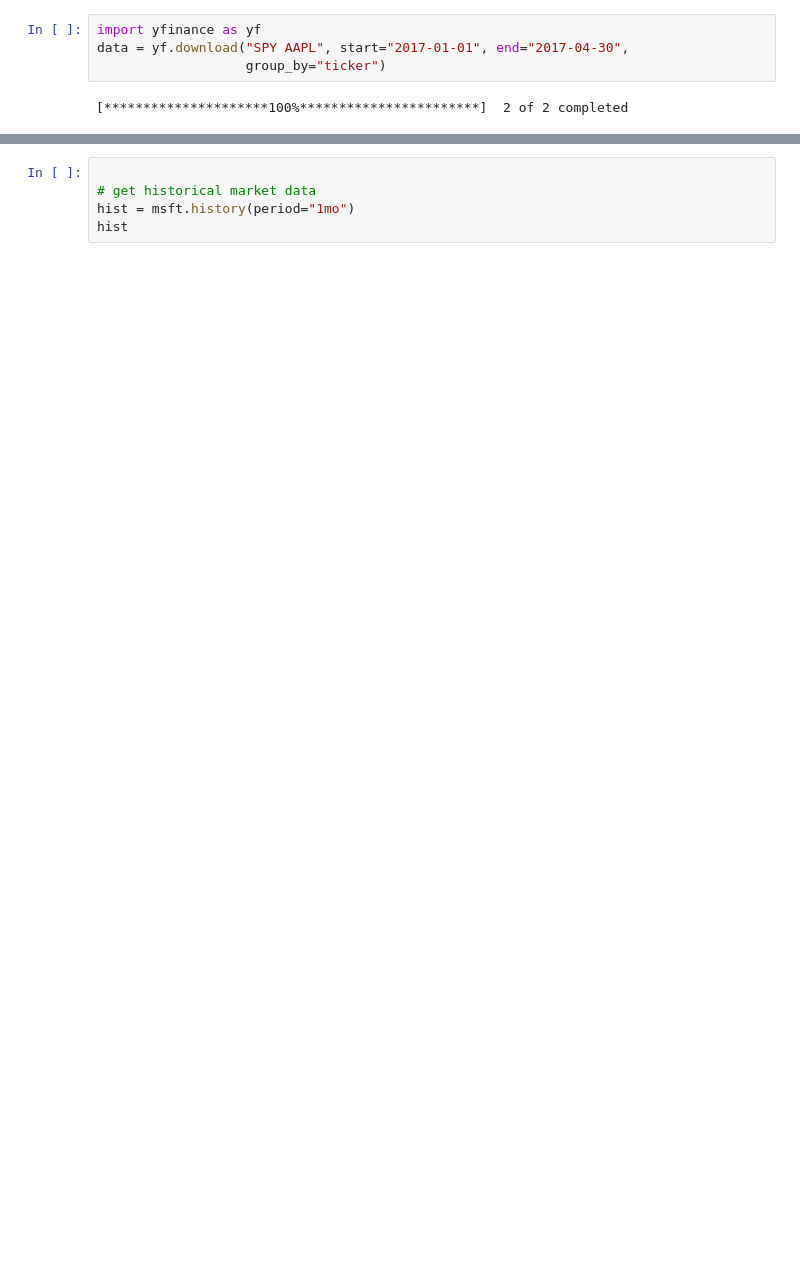
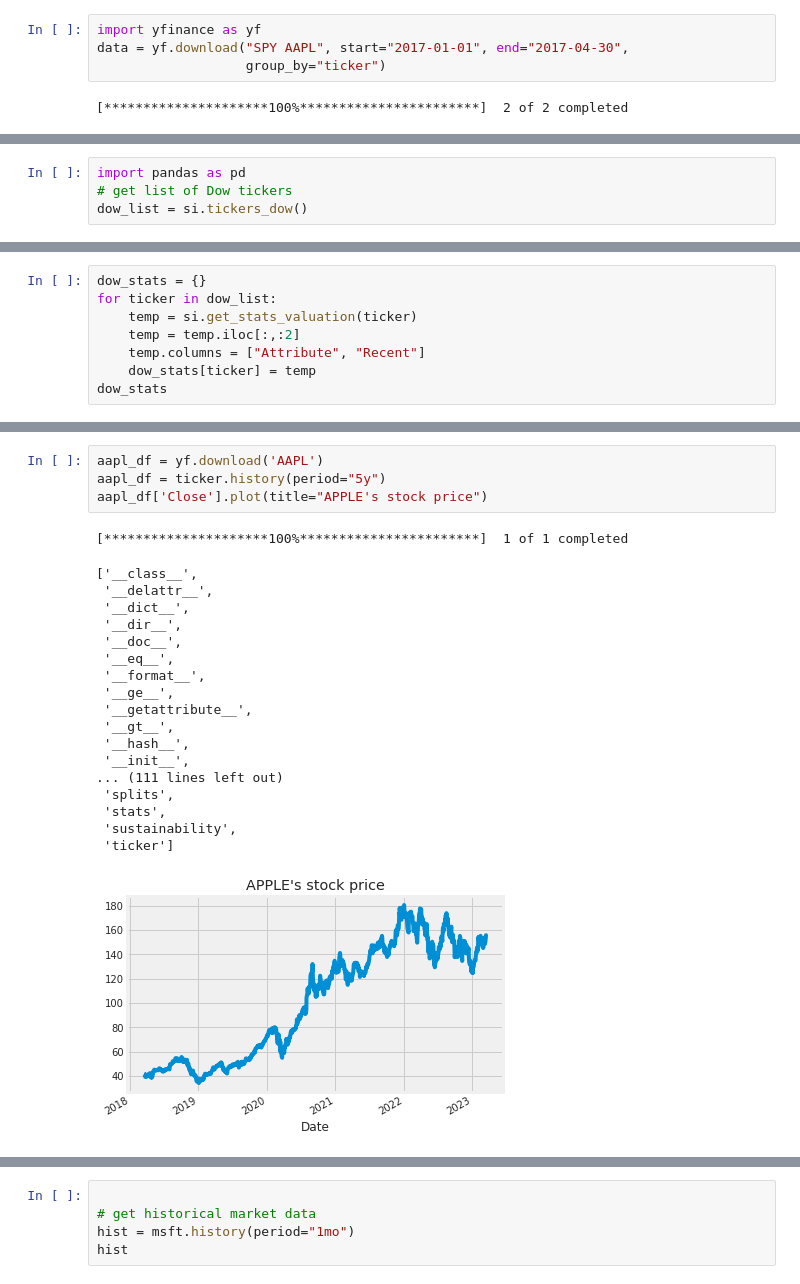
Before and after one commit to KendallScott/Machine-Learning, a Jupyter notebook: Lab 3/Lab_3.ipynb, the cells around one changed output, grey strips where cells are left out. Saved outputs shown, nothing was run; the diff lists cells and outputs as text; blank space fills up the shorter version.

```diff
--- a/Lab 3/Lab_3.ipynb
+++ b/Lab 3/Lab_3.ipynb
@@ -150,0 +157,4 @@ data
+# %%
+import pandas as pd
+# get list of Dow tickers
+dow_list = si.tickers_dow()
@@ -150,0 +172,8 @@ data
+# %%
+dow_stats = {}
+for ticker in dow_list:
+    temp = si.get_stats_valuation(ticker)
+    temp = temp.iloc[:,:2]
+    temp.columns = ["Attribute", "Recent"]
+    dow_stats[ticker] = temp
+dow_stats
@@ -172,0 +280,24 @@ lazy-loading dict with keys = ['currency', 'dayHigh', 'dayLow', 'exchange', 'fif
+# %%
+aapl_df = yf.download('AAPL')
+aapl_df = ticker.history(period="5y")
+aapl_df['Close'].plot(title="APPLE's stock price")
+# %% [output]
+[*********************100%***********************]  1 of 1 completed
+['__class__',
+ '__delattr__',
+ '__dict__',
+ '__dir__',
+ '__doc__',
+ '__eq__',
+ '__format__',
+ '__ge__',
+ '__getattribute__',
+ '__gt__',
+ '__hash__',
+ '__init__',
+... (111 lines left out)
+ 'splits',
+ 'stats',
+ 'sustainability',
+ 'ticker']
+[figure, added]
```
Also changed, not shown: parts of 35 cells of this notebook.
